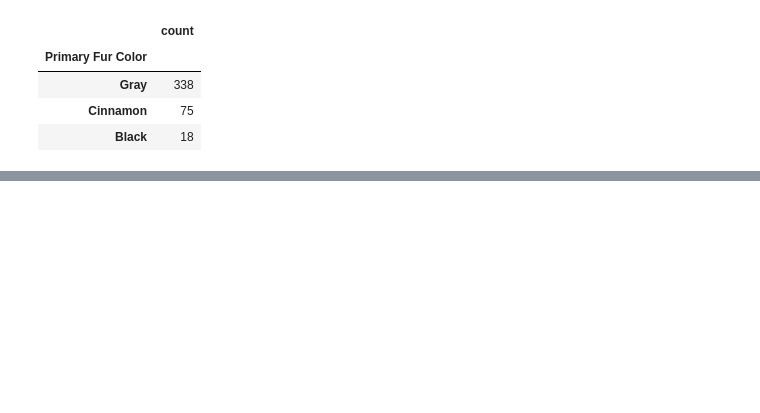
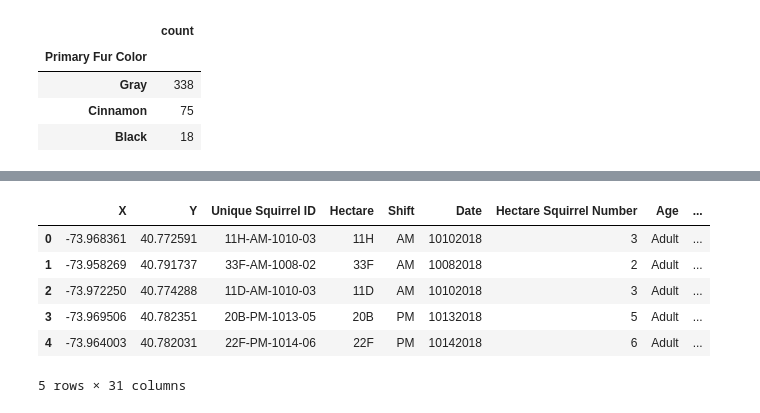
Before and after one commit to brown016340/Project-1, a Jupyter notebook: SquirrelBehaviorGraphs.ipynb, the cells around one changed output, grey strips where cells are left out. Saved outputs shown, nothing was run; the diff lists cells and outputs as text; code cells hidden in the pictures; blank space fills up the shorter version.

```diff
--- a/SquirrelBehaviorGraphs.ipynb
+++ b/SquirrelBehaviorGraphs.ipynb
@@ -220,0 +235,17 @@ twitches_percent
+# %%
+# Filter down DF to rows where a given behavior is True
+# In this case, lets narrow it to where Indifferent is True
+indifferent = squirrel_df[squirrel_df["Indifferent"] == True]
+
+# Reset Index
+indifferent = indifferent.reset_index(drop=True)
+
+indifferent.head()
+# %% [output]
+|  | X | Y | Unique Squirrel ID | Hectare | Shift | Date | Hectare Squirrel Number | Age | ... |
+| 0 | -73.968361 | 40.772591 | 11H-AM-1010-03 | 11H | AM | 10102018 | 3 | Adult | ... |
+| 1 | -73.958269 | 40.791737 | 33F-AM-1008-02 | 33F | AM | 10082018 | 2 | Adult | ... |
+| 2 | -73.972250 | 40.774288 | 11D-AM-1010-03 | 11D | AM | 10102018 | 3 | Adult | ... |
+| 3 | -73.969506 | 40.782351 | 20B-PM-1013-05 | 20B | PM | 10132018 | 5 | Adult | ... |
+| 4 | -73.964003 | 40.782031 | 22F-PM-1014-06 | 22F | PM | 10142018 | 6 | Adult | ... |
+5 rows × 31 columns
```
Also changed, not shown: parts of 20 cells of this notebook.
